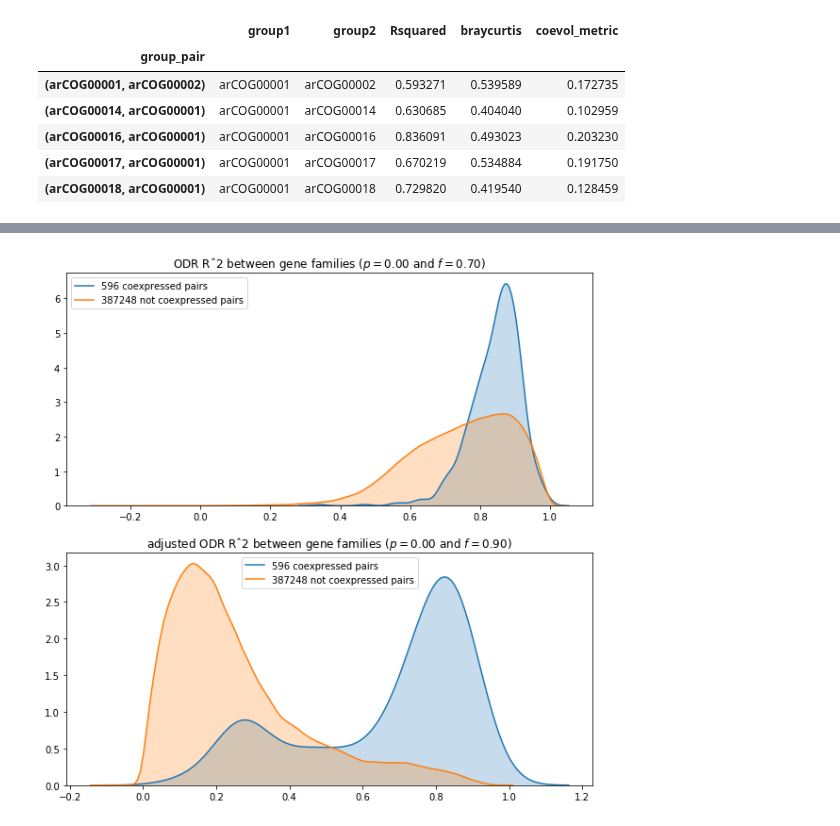
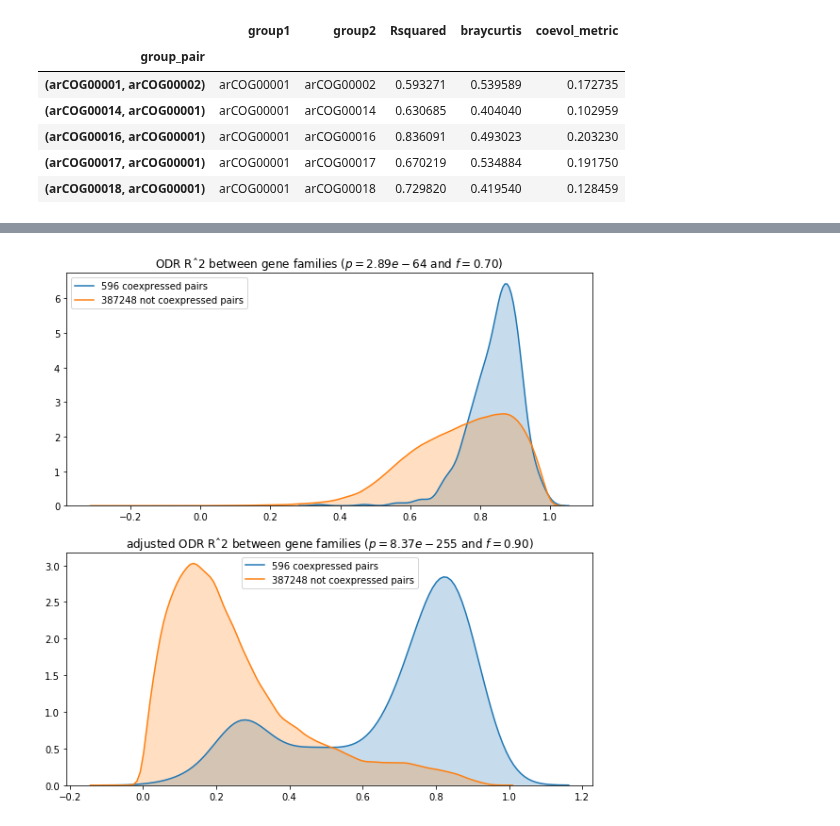
Before and after one commit to lthiberiol/jupyter_notebooks, a Jupyter notebook: gene family distances/eggNOG_dup_compare_metrics.ipynb, the cells around one changed output, grey strips where cells are left out. Drawn from its saved outputs; the diff is of its cells as text; code cells hidden in the pictures.

```diff
--- a/gene family distances/eggNOG_dup_compare_metrics.ipynb
+++ b/gene family distances/eggNOG_dup_compare_metrics.ipynb
@@ -121,6 +121,8 @@ if not os.path.isfile('braycurtis_duplicated_genes.parquet'):
     pool               = multiprocessing.Pool(processes=10)
     braycurtis_indices = pool.map(get_braycurtis,
                                   itertools.combinations(duplicated_genes.iterrows(), 2))
+    pool.close()
+    pool.join()
 
     braycurtis_df = pd.DataFrame(columns=['group1', 'group2', 'braycurtis'],
                                  data   =braycurtis_indices)
@@ -179,7 +181,7 @@ for ax, column in zip(axs, data_columns):
     sns.kdeplot(not_neighors_odr, shade=True, label=f'{len(not_neighors_odr)} not neighbor pairs', ax=ax)
 
     if column == 'Rsquared':
-        ax.set_title(f'ODR Rˆ2 between gene families ($p={hypothesis.pvalue:.2f}$ and $f={effect_size:.2f}$)');
+        ax.set_title(f'ODR Rˆ2 between gene families ($p={hypothesis.pvalue:.2e}$ and $f={effect_size:.2f}$)');
     else:
-        ax.set_title(f'adjusted ODR Rˆ2 between gene families ($p={hypothesis.pvalue:.2f}$ and $f={effect_size:.2f}$)');
+        ax.set_title(f'adjusted ODR Rˆ2 between gene families ($p={hypothesis.pvalue:.2e}$ and $f={effect_size:.2f}$)');
 # %% [output]
@@ -187,23 +189,23 @@ for ax, column in zip(axs, data_columns):
 # %%
 fig, axs = plt.subplots(nrows=2, figsize=(10,10))
 for ax, column in zip(axs, data_columns):
 
     coexpressed     = string.query('coexpression >= 700')
     not_coexpressed = string.query('coexpression <= 200')
 
     coexpressed_odr     = odr_df.query('group_pair in @coexpressed.group_pair'    )[column].values
     not_coexpressed_odr = odr_df.query('group_pair in @not_coexpressed.group_pair')[column].values
 
     hypothesis = mannwhitneyu(not_coexpressed_odr,
                               coexpressed_odr)
     effect_size = cles(not_coexpressed_odr, coexpressed_odr)
 
     sns.kdeplot(coexpressed_odr, shade=True,     label=f'{len(coexpressed_odr)} coexpressed pairs', ax=ax)
     sns.kdeplot(not_coexpressed_odr, shade=True, label=f'{len(not_coexpressed_odr)} not coexpressed pairs', ax=ax)
 
     if column == 'Rsquared':
-        ax.set_title(f'ODR Rˆ2 between gene families ($p={hypothesis.pvalue:.2f}$ and $f={effect_size:.2f}$)');
+        ax.set_title(f'ODR Rˆ2 between gene families ($p={hypothesis.pvalue:.2e}$ and $f={effect_size:.2f}$)');
     else:
-        ax.set_title(f'adjusted ODR Rˆ2 between gene families ($p={hypothesis.pvalue:.2f}$ and $f={effect_size:.2f}$)');
+        ax.set_title(f'adjusted ODR Rˆ2 between gene families ($p={hypothesis.pvalue:.2e}$ and $f={effect_size:.2f}$)');
 # %% [output]
-[figure, old version]
+[figure, new version]
```
Also changed, not shown: parts of 1 cell of this notebook, 1 other file.
